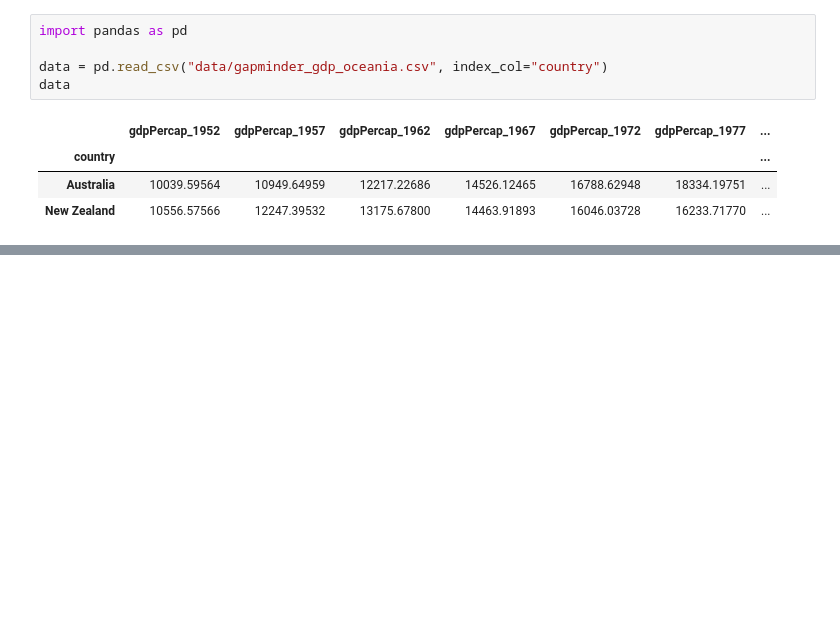
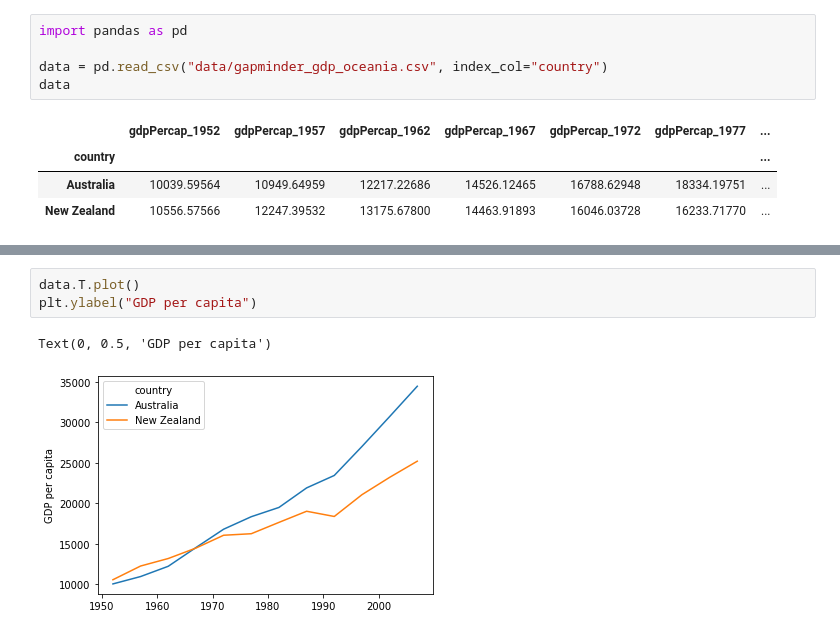
Before and after one commit to tijsbliek/gapminder-09-03-23, a Jupyter notebook: plotting.ipynb, the cells around one changed output, grey strips where cells are left out. Drawn from its saved outputs; the diff is of its cells as text; blank space fills up the shorter version.

```diff
--- a/plotting.ipynb
+++ b/plotting.ipynb
@@ -31,0 +53,6 @@ data
+# %%
+data.T.plot()
+plt.ylabel("GDP per capita")
+# %% [output]
+Text(0, 0.5, 'GDP per capita')
+[figure, added]
```
Also changed, not shown: parts of 4 cells of this notebook.
